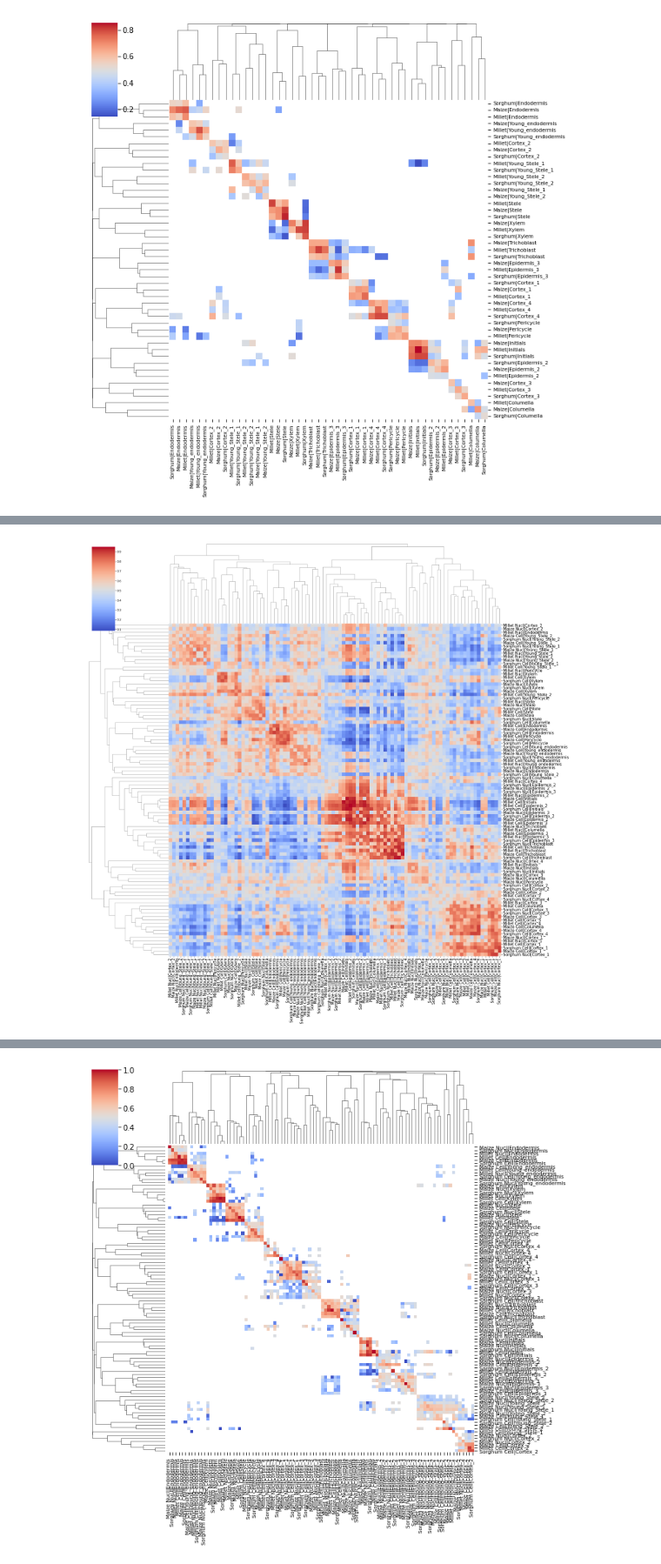
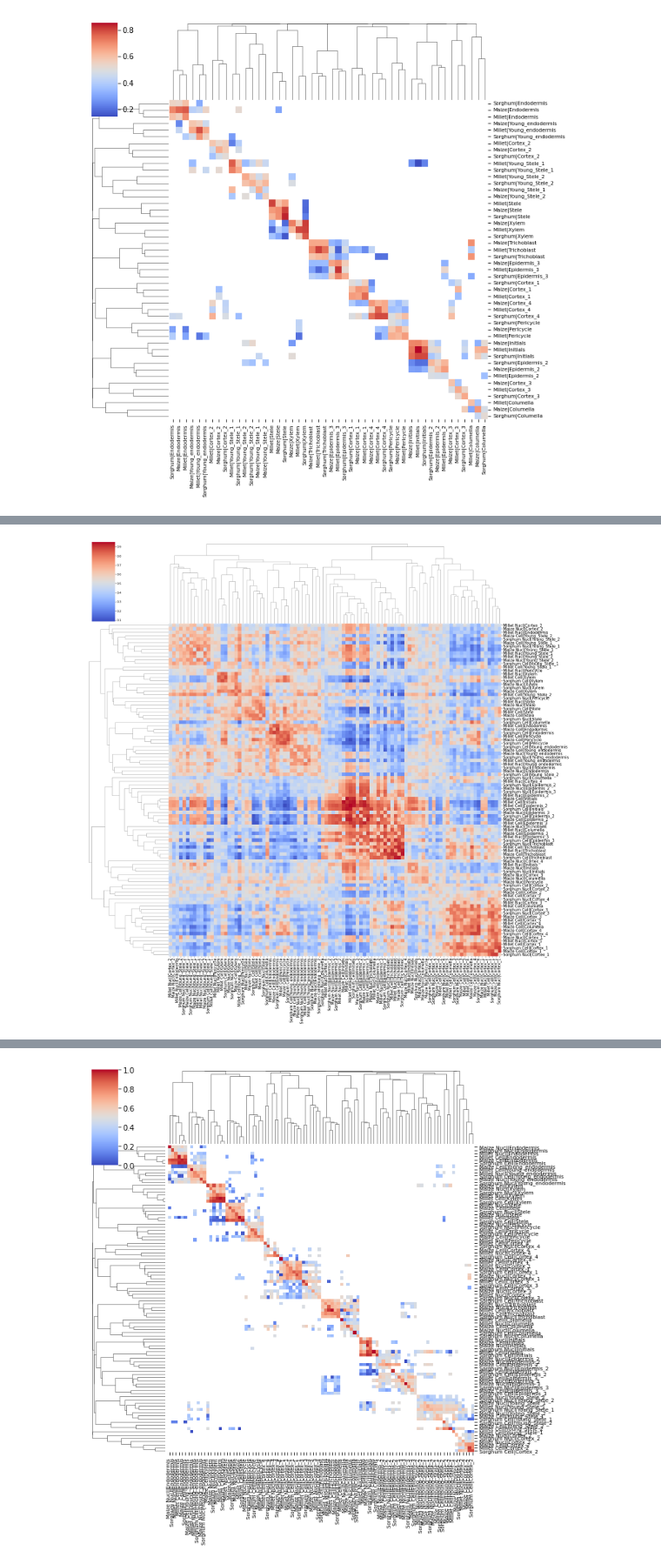
Before and after one commit to mikepassal/Bruno_and_Ken_Maize_Sorghum_Millet, a Jupyter notebook: new_data_meta_redo.ipynb, the cells around one changed output, grey strips where cells are left out. Shown at 87% size. Saved outputs shown, nothing was run; the diff lists cells and outputs as text; code cells hidden in the pictures.

```diff
--- a/new_data_meta_redo.ipynb
+++ b/new_data_meta_redo.ipynb
@@ -437,10 +437,10 @@ merged_tech.to_csv('/home/passala/Gene_duplication_project/Code/Bruno_maize_sorg
 # %%
 pymn.variableGenes(fully_seperated_data,study_col = 'Type and Species')
 pymn.MetaNeighborUS(fully_seperated_data,study_col = 'Type and Species',ct_col = 'Cell Cluster Annotation')
-g = pymn.plotMetaNeighborUS(fully_seperated_data,figsize = (25,25),cmap = 'coolwarm',fontsize = 15,show = False)
-#g.savefig('/home/passala/Gene_duplication_project/Code/Bruno_maize_sorghum_project/Figures/all_across_species_seperated_by_type.jpg')
+g = pymn.plotMetaNeighborUS(fully_seperated_data,figsize = (25,25),cmap = 'coolwarm',fontsize = 15,show = False, cbar_pos = (0.02,0.82,0.05,0.17))
+g.savefig('/home/passala/Gene_duplication_project/Code/Bruno_maize_sorghum_project/Figures/all_across_species_seperated_by_type.pdf', dpi = 1000)
 # %% [output]
-[figure, old version]
+[figure, new version]
 # %%
 pymn.variableGenes(fully_seperated_data,study_col = 'Type and Species')
 pymn.MetaNeighborUS(fully_seperated_data,study_col = 'Type and Species',ct_col = 'Cell Cluster Annotation')
```
Also changed, not shown: parts of 3 cells of this notebook.
